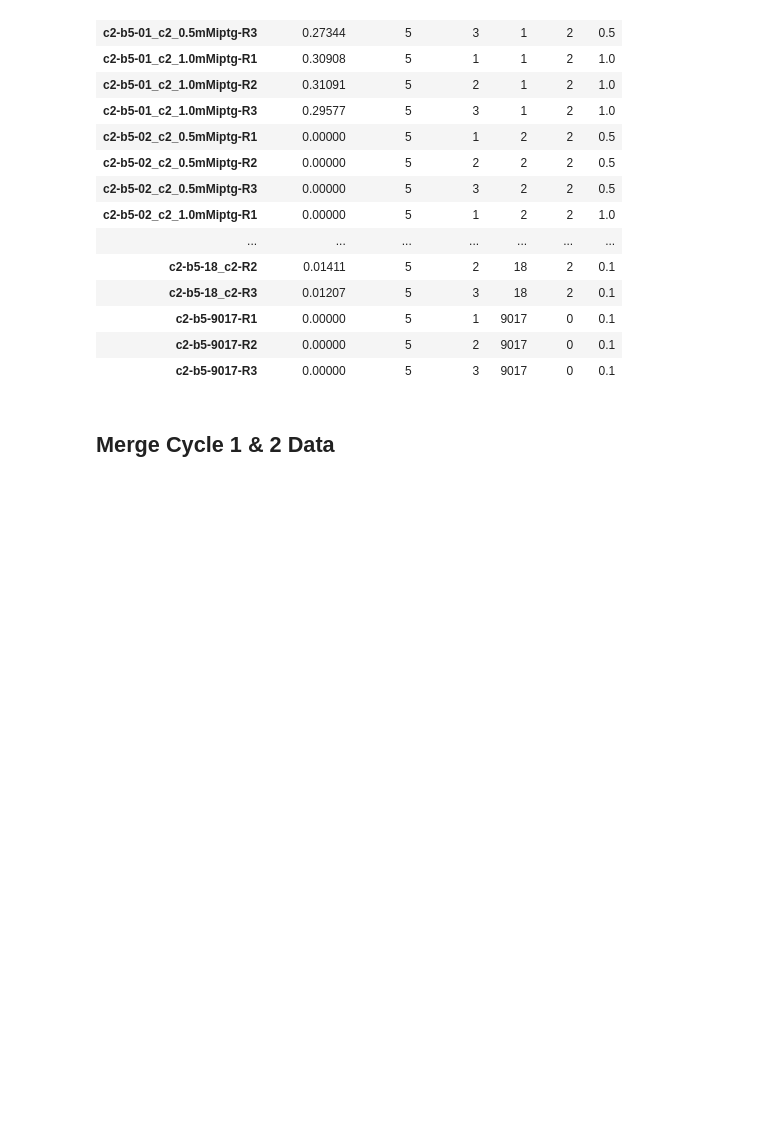
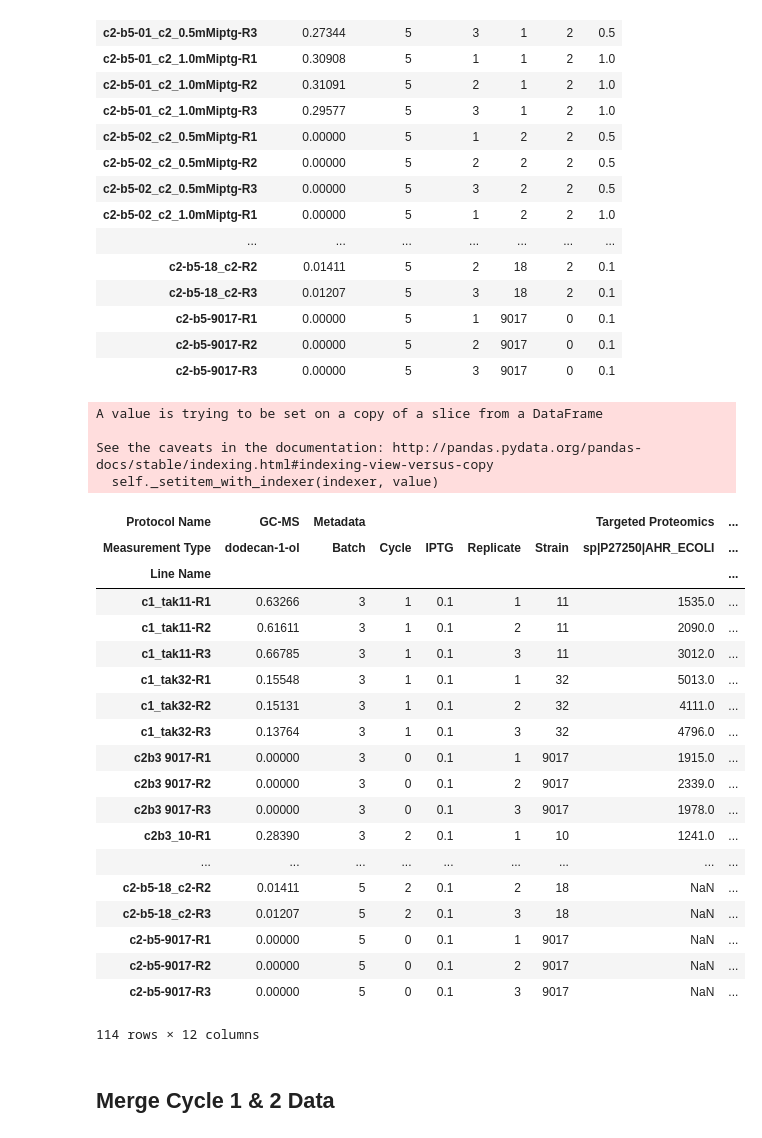
Before and after one commit to harel-coffee/Ajinomoto-auto, a Jupyter notebook: EDDDataConvert.ipynb, the cells around one changed output. Saved outputs shown, nothing was run; the diff lists cells and outputs as text; code cells hidden in the pictures; blank space fills up the shorter version.

Commit message:
various changes to update the shared data file and support the unified data file.

```diff
--- a/EDDDataConvert.ipynb
+++ b/EDDDataConvert.ipynb
@@ -269,7 +270,36 @@ display(batch5_df)
 | c2-b5-9017-R3 | 0.00000 | 5 | 3 | 9017 | 0 | 0.1 |
 # %%
 #Merge Together Both Batch 3 & 4
+import numpy as np
 cycle2_df = pd.concat([cycle2_df,batch4_df,batch5_df])
+
+cycle2_df[('Metadata','IPTG')].loc[np.isnan(cycle2_df[('Metadata','IPTG')])] = STANDARD_IPTG
+display(cycle2_df)
+# %% [output]
+A value is trying to be set on a copy of a slice from a DataFrame
+
+See the caveats in the documentation: http://pandas.pydata.org/pandas-docs/stable/indexing.html#indexing-view-versus-copy
+  self._setitem_with_indexer(indexer, value)
+| Protocol Name | GC-MS | Metadata |  |  |  |  | Targeted Proteomics | ... |
+| Measurement Type | dodecan-1-ol | Batch | Cycle | IPTG | Replicate | Strain | sp|P27250|AHR_ECOLI | ... |
+| Line Name |  |  |  |  |  |  |  | ... |
+| c1_tak11-R1 | 0.63266 | 3 | 1 | 0.1 | 1 | 11 | 1535.0 | ... |
+| c1_tak11-R2 | 0.61611 | 3 | 1 | 0.1 | 2 | 11 | 2090.0 | ... |
+| c1_tak11-R3 | 0.66785 | 3 | 1 | 0.1 | 3 | 11 | 3012.0 | ... |
+| c1_tak32-R1 | 0.15548 | 3 | 1 | 0.1 | 1 | 32 | 5013.0 | ... |
+| c1_tak32-R2 | 0.15131 | 3 | 1 | 0.1 | 2 | 32 | 4111.0 | ... |
+| c1_tak32-R3 | 0.13764 | 3 | 1 | 0.1 | 3 | 32 | 4796.0 | ... |
+| c2b3 9017-R1 | 0.00000 | 3 | 0 | 0.1 | 1 | 9017 | 1915.0 | ... |
+| c2b3 9017-R2 | 0.00000 | 3 | 0 | 0.1 | 2 | 9017 | 2339.0 | ... |
+| c2b3 9017-R3 | 0.00000 | 3 | 0 | 0.1 | 3 | 9017 | 1978.0 | ... |
+| c2b3_10-R1 | 0.28390 | 3 | 2 | 0.1 | 1 | 10 | 1241.0 | ... |
+| ... | ... | ... | ... | ... | ... | ... | ... | ... |
+| c2-b5-18_c2-R2 | 0.01411 | 5 | 2 | 0.1 | 2 | 18 | NaN | ... |
+| c2-b5-18_c2-R3 | 0.01207 | 5 | 2 | 0.1 | 3 | 18 | NaN | ... |
+| c2-b5-9017-R1 | 0.00000 | 5 | 0 | 0.1 | 1 | 9017 | NaN | ... |
+| c2-b5-9017-R2 | 0.00000 | 5 | 0 | 0.1 | 2 | 9017 | NaN | ... |
+| c2-b5-9017-R3 | 0.00000 | 5 | 0 | 0.1 | 3 | 9017 | NaN | ... |
+114 rows × 12 columns
 # %% [markdown]
 ## Merge Cycle 1 & 2 Data
 # %%
```
Also changed, not shown: parts of 5 cells of this notebook, 3 other files.
